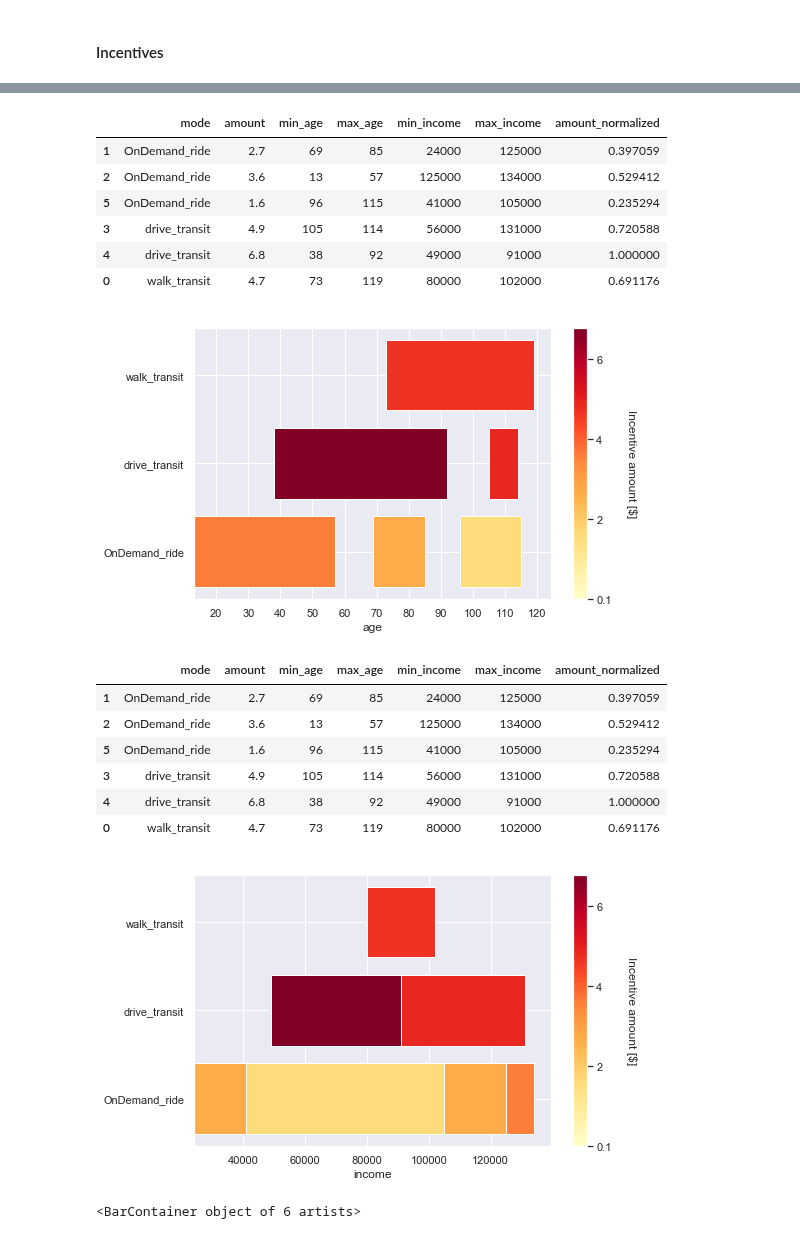
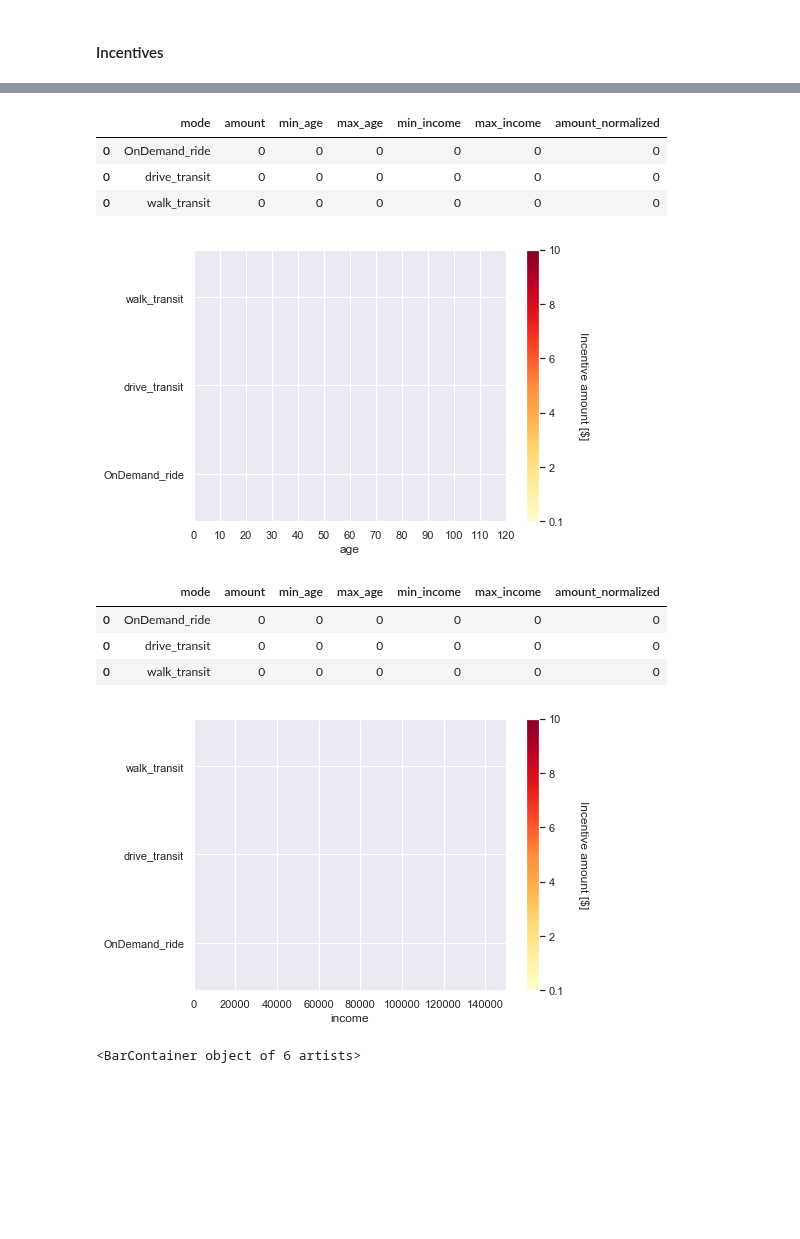
Before and after one commit to bistro-its-berkeley/BISTRO-Starter-Kit, a Jupyter notebook: utilities/Visualization/Visualization_outputs.ipynb, the cells around one changed output, grey strips where cells are left out. Saved outputs shown, nothing was run; the diff lists cells and outputs as text; code cells hidden in the pictures; blank space fills up the shorter version.

Commit message:
Visualization - new graphs w/ scenarios

```diff
--- a/utilities/Visualization/Visualization_outputs.ipynb
+++ b/utilities/Visualization/Visualization_outputs.ipynb
@@ -85,7 +87,12 @@ def splitting_min_max(df, name_column):
 # %%
 inputs_path_good_incentives = path.join(results_random_good_output_path, "competition/submission-inputs/ModeIncentives.csv")
 inputs_path_bad_incentives = path.join(results_random_bad_output_path, "competition/submission-inputs/ModeIncentives.csv")
-input_incentives_data = inputs_path_bad_incentives
+
+inputs_path_increased_bus_frequency_incentives = path.join(scenarios_input_increase_bus_frequency_path, "ModeIncentives.csv")
+inputs_path_luxembourg_incentives = path.join(scenarios_input_luxembourg_path, "ModeIncentives.csv")
+inputs_path_no_transit_incentives = path.join(scenarios_input_no_transit_path, "ModeIncentives.csv")
+
+input_incentives_data = input_path_luxembourg_incentives
 # %%
 incentives = pd.read_csv(input_incentives_data)
 incentives
@@ -116,8 +117,13 @@ def process_incentives_data(input_incentives_data):
     splitting_min_max(incentives, "age")
     splitting_min_max(incentives, "income")
 
-    incentives["amount_normalized"] =  incentives["amount"]/np.max(incentives["amount"])
-    incentives["amount_normalized"] = incentives["amount_normalized"].astype('float')
+    if np.max(incentives["amount"]) == 0:
+              incentives["amount_normalized"] = 0
+
+    else:
+              incentives["amount_normalized"] =  incentives["amount"]/np.max(incentives["amount"])
+
+              incentives["amount_normalized"] = incentives["amount_normalized"].astype('float')
     incentives = incentives.drop(labels= ["age", "income"], axis = 1)
 
     incentives["mode"] = incentives["mode"].astype('category').cat.reorder_categories([
@@ -131,56 +137,53 @@ def process_incentives_data(input_incentives_data):
 process_incentives_data(input_incentives_data)
 # %% [output]
 |  | mode | amount | min_age | max_age | min_income | max_income | amount_normalized |
-| 1 | OnDemand_ride | 2.7 | 69 | 85 | 24000 | 125000 | 0.397059 |
-| 2 | OnDemand_ride | 3.6 | 13 | 57 | 125000 | 134000 | 0.529412 |
-| 5 | OnDemand_ride | 1.6 | 96 | 115 | 41000 | 105000 | 0.235294 |
-| 3 | drive_transit | 4.9 | 105 | 114 | 56000 | 131000 | 0.720588 |
-| 4 | drive_transit | 6.8 | 38 | 92 | 49000 | 91000 | 1.000000 |
-| 0 | walk_transit | 4.7 | 73 | 119 | 80000 | 102000 | 0.691176 |
+| 0 | OnDemand_ride | 0 | 0 | 0 | 0 | 0 | 0 |
+| 0 | drive_transit | 0 | 0 | 0 | 0 | 0 | 0 |
+| 0 | walk_transit | 0 | 0 | 0 | 0 | 0 | 0 |
 # %%
 incentives = process_incentives_data(input_incentives_data)
 
-fig, ax = plt.subplots(figsize = (8,5))
+fig, ax = plt.subplots(figsize = (7,5))
 #color map
-my_cmap1 = plt.cm.get_cmap('YlOrRd')
-colors1 = my_cmap(incentives["amount_normalized"])
+my_cmap = plt.cm.get_cmap('YlOrRd')
+colors = my_cmap(incentives["amount_normalized"])
 
 #plot
-bars = plt.barh(incentives["mode"], incentives["max_age"]-incentives["min_age"], left=incentives["min_age"], color = colors1)
+bars = plt.barh(incentives["mode"], incentives["max_age"]-incentives["min_age"], left=incentives["min_age"], color = colors)
 plt.yticks(fontsize = 11)
 
 ax.set_xlabel("age")
-# plt.ylim((1339.5,1351.5))
+plt.xlim((0,120))
 
 # plt.title("Input - Incentives- Sample 1", fontweight = "bold", pad=12, fontsize = 15)
 ax.xaxis.set_major_locator(plt.MultipleLocator(10))
 
 sm = ScalarMappable(cmap = my_cmap, norm=plt.Normalize(0,np.max(incentives["amount"])))
 sm.set_array([])
-# sm.set_clim(0,10)
+sm.set_clim(0,10)
 cbar = fig.colorbar(sm, ticks=[0, 2, 4, 6, 8, 10])
 cbar.set_label('Incentive amount [$]', rotation=270, labelpad=25)
 cbar.ax.set_yticklabels(['0.1', '2', '4','6', '8','10'])
 
-plt.savefig("Input-Incentives_age_Fares-Sample_1", bbox_inches="tight" )
+plt.savefig("Input-Incentives-ages-increased_bus_frequency", bbox_inches="tight" )
+# plt.savefig("Input-Incentives-ages-luxembourg", bbox_inches="tight" )
+# plt.savefig("Input-Incentives-ages-no_transit", bbox_inches="tight" )
+
 
 plt.show()
 # %% [output]
-[figure, old version]
+[figure, new version]
 # %%
 process_incentives_data(input_incentives_data)
 # %% [output]
 |  | mode | amount | min_age | max_age | min_income | max_income | amount_normalized |
-| 1 | OnDemand_ride | 2.7 | 69 | 85 | 24000 | 125000 | 0.397059 |
-| 2 | OnDemand_ride | 3.6 | 13 | 57 | 125000 | 134000 | 0.529412 |
-| 5 | OnDemand_ride | 1.6 | 96 | 115 | 41000 | 105000 | 0.235294 |
-| 3 | drive_transit | 4.9 | 105 | 114 | 56000 | 131000 | 0.720588 |
-| 4 | drive_transit | 6.8 | 38 | 92 | 49000 | 91000 | 1.000000 |
-| 0 | walk_transit | 4.7 | 73 | 119 | 80000 | 102000 | 0.691176 |
+| 0 | OnDemand_ride | 0 | 0 | 0 | 0 | 0 | 0 |
+| 0 | drive_transit | 0 | 0 | 0 | 0 | 0 | 0 |
+| 0 | walk_transit | 0 | 0 | 0 | 0 | 0 | 0 |
 # %%
 incentives = process_incentives_data(input_incentives_data)
 
-fig, ax = plt.subplots(figsize = (8,5))
+fig, ax = plt.subplots(figsize = (7,5))
 #color map
 my_cmap2 = plt.cm.get_cmap('YlOrRd')
 colors2 = my_cmap2(incentives["amount_normalized"])
@@ -190,22 +193,25 @@ bars = plt.barh(incentives["mode"], incentives["max_income"]-incentives["min_inc
 plt.yticks(fontsize = 11)
 
 ax.set_xlabel("income")
-# plt.ylim((1339.5,1351.5))
+plt.xlim((0,150000))
 
 # plt.title("Input - Incentives - Sample 1", fontweight = "bold", pad=12, fontsize = 15)
 # ax.xaxis.set_major_locator(plt.MultipleLocator(10))
 
 sm = ScalarMappable(cmap = my_cmap2, norm=plt.Normalize(0,np.max(incentives["amount"])))
 sm.set_array([])
+sm.set_clim(0,10)
 cbar = fig.colorbar(sm, ticks=[0, 2, 4, 6, 8, 10])
 cbar.set_label('Incentive amount [$]', rotation=270, labelpad=25)
 cbar.ax.set_yticklabels(['0.1', '2', '4','6', '8','10'])
 
-plt.savefig("Input-Incentives_income_Fares-Sample_1", bbox_inches="tight" )
+plt.savefig("Input-Incentives_income_increased_bus_frequency", bbox_inches="tight" )
+# plt.savefig("Input-Incentives_income_-luxembourg", bbox_inches="tight" )
+# plt.savefig("Input-Incentives_income_-no_transit", bbox_inches="tight" )
 
 plt.show()
 # %% [output]
-[figure, old version]
+[figure, new version]
 # %%
 plt.barh(incentives["mode"], incentives["max_income"]-incentives["min_income"], left=incentives["min_income"], color = colors2)
 # %% [output]
```
Also changed, not shown: parts of 20 cells of this notebook, 17 other files.
